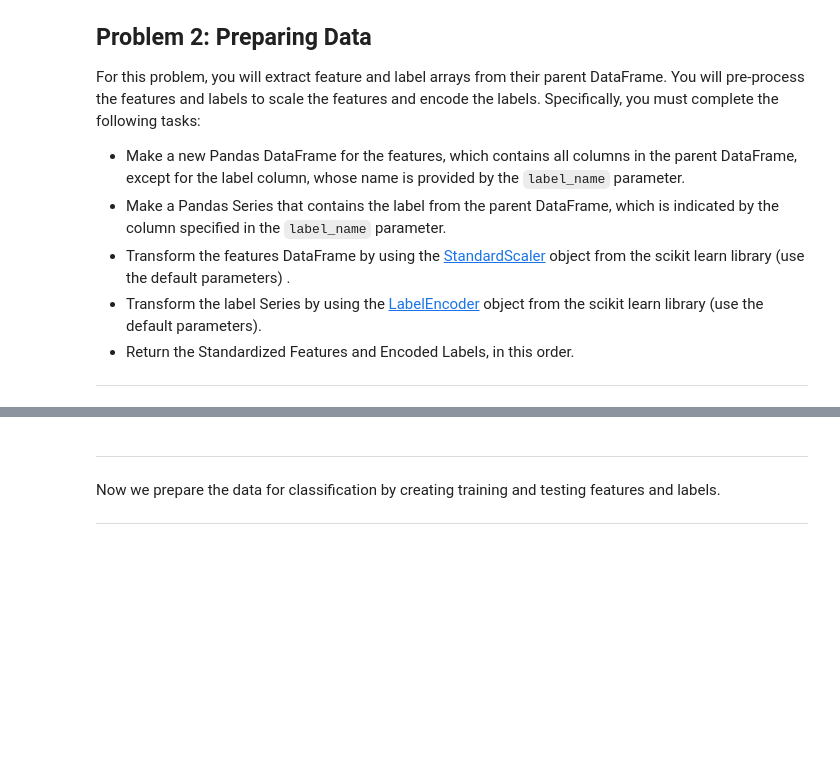
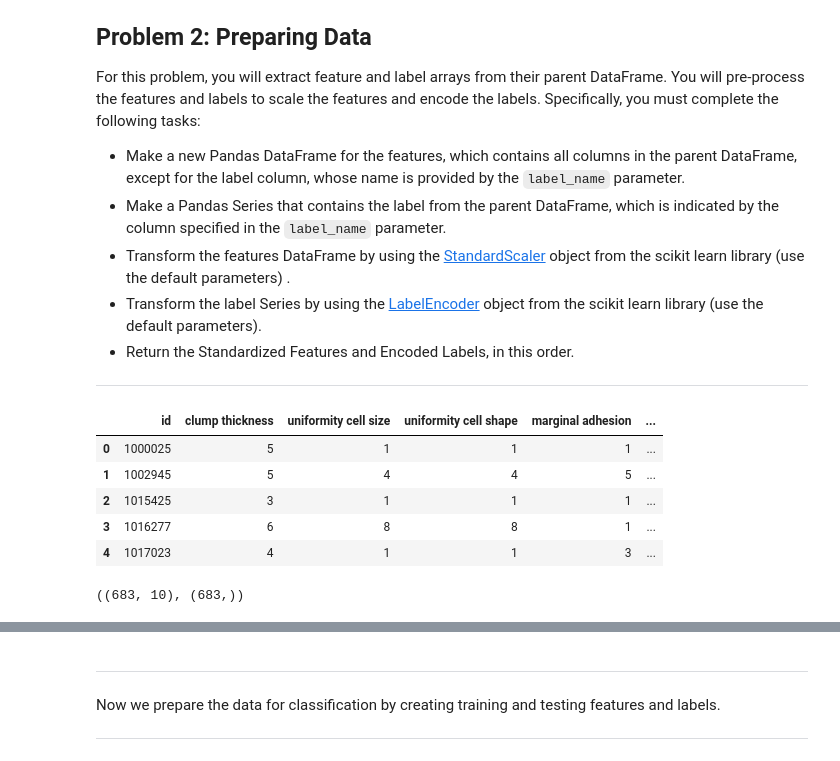
Before and after one commit to dennislamcv1/UoIDAA2, a Jupyter notebook: m5_assignment.ipynb, the cells around one changed output, grey strips where cells are left out. Drawn from its saved outputs; the diff is of its cells as text; code cells hidden in the pictures; blank space fills up the shorter version.

```diff
--- a/m5_assignment.ipynb
+++ b/m5_assignment.ipynb
@@ -96 +131,11 @@ def prep_data(df, label_name):
     return xx, yy
+# %%
+data = pd.read_csv('./breast-cancer-wisconsin.data', encoding="utf-8")
+data.head()
+# %% [output]
+|  | id | clump thickness | uniformity cell size | uniformity cell shape | marginal adhesion | ... |
+| 0 | 1000025 | 5 | 1 | 1 | 1 | ... |
+| 1 | 1002945 | 5 | 4 | 4 | 5 | ... |
+| 2 | 1015425 | 3 | 1 | 1 | 1 | ... |
+| 3 | 1016277 | 6 | 8 | 8 | 1 | ... |
+| 4 | 1017023 | 4 | 1 | 1 | 3 | ... |
@@ -96,0 +145,4 @@ def prep_data(df, label_name):
+# %%
+X.shape, y.shape
+# %% [output]
+((683, 10), (683,))
```
Also changed, not shown: parts of 15 cells of this notebook, 10 other files.
